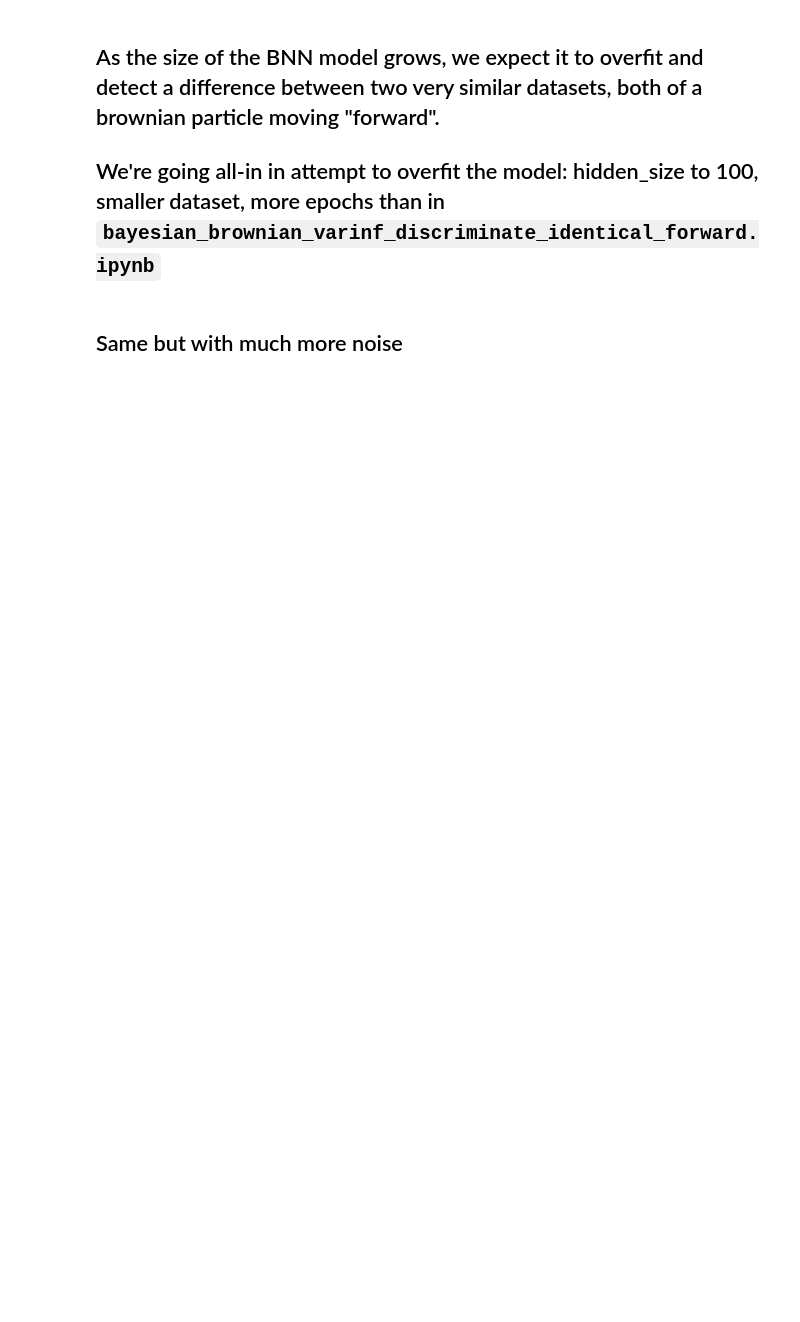
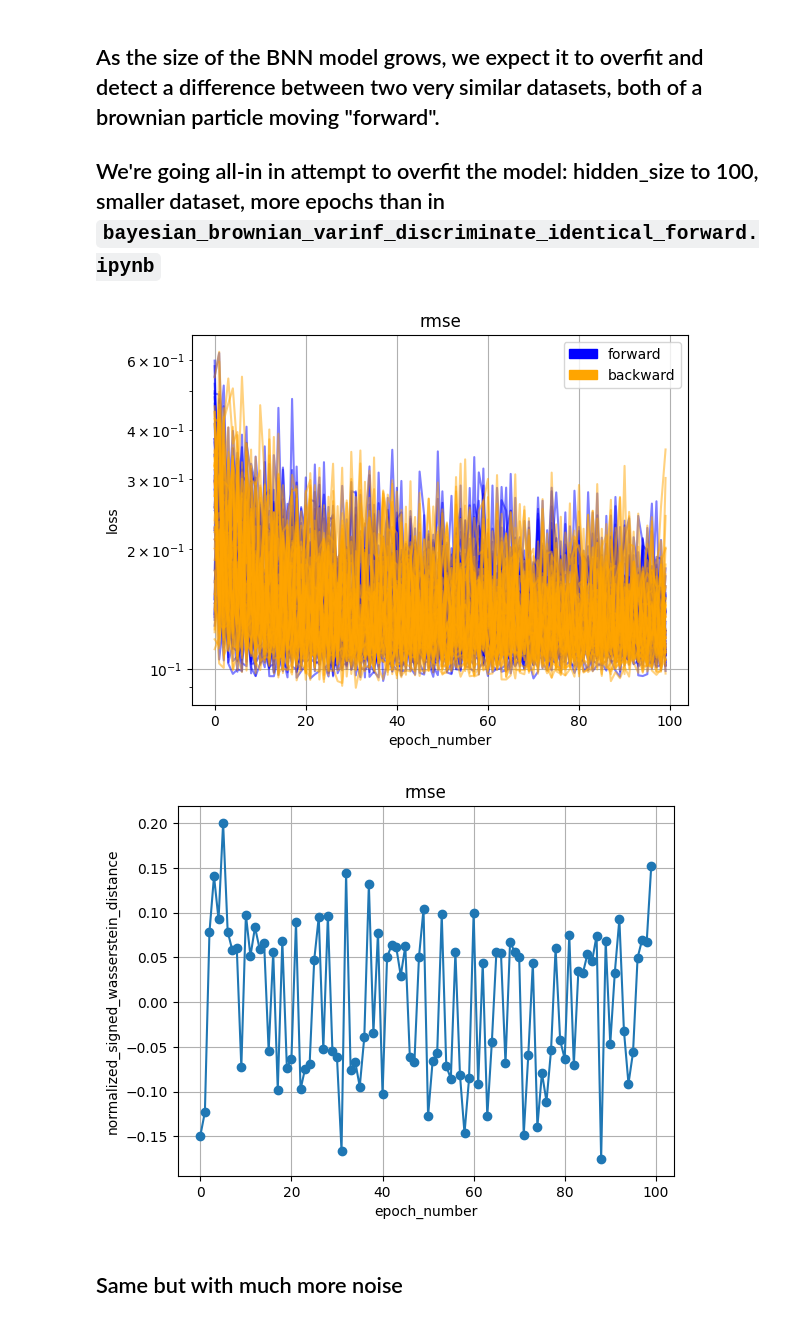
Before and after one commit to mathymess/reversibility-of-processes, a Jupyter notebook: bayesian_varinf_brownian_all-in_to_overfit.ipynb, the cells around one changed output. Saved outputs shown, nothing was run; the diff lists cells and outputs as text; code cells hidden in the pictures; blank space fills up the shorter version.

Commit message:
Plot results in bayesian_varinf_brownian_all-in_to_overfit.ipynb

```diff
--- a/bayesian_varinf_brownian_all-in_to_overfit.ipynb
+++ b/bayesian_varinf_brownian_all-in_to_overfit.ipynb
@@ -17,17 +17,21 @@ brownian = BrownianDatagen(kBT=0.03, γ=1., k=1., λ_τ=5., τ=10.)
 dt = create_dataholder_forward_same_as_backward(brownian, numParticles=30,
                                                 rng_seed1=42, rng_seed2=43)
 
-if not os.path.isdir(save_dir_prefix):
-    train_fb_n_times(dt,
-        num_runs=40,
-        hidden_size=100,
-        num_epochs=10000,
-        save_metrics_every_n_epochs=100,
-        train_test_split_ratio=None,
-        save_dir_prefix=save_dir_prefix,
-        torch_device="cuda:0" if torch.cuda.is_available() else None)
-else:
-    print(f"Directory '{save_dir_prefix}' exists, assuming the previous results are reusable")
+train_fb_n_times(dt,
+    num_runs=40,
+    hidden_size=100,
+    num_epochs=10000,
+    save_metrics_every_n_epochs=100,
+    train_test_split_ratio=None,
+    save_dir_prefix=save_dir_prefix,
+    torch_device="cuda:0" if torch.cuda.is_available() else None)
+# %%
+l = load_learning_curves(save_dir_prefix, num_runs=40, alt_metric="rmse")
+l.plot_learning_curves()
+l.plot_normalized_signed_wasserstein_vs_epoch()
+# %% [output]
+[figure, added]
+[figure, added]
 # %% [markdown]
 ## Same but with much more noise
 # %%
```
Also changed, not shown: parts of 3 cells of this notebook.
